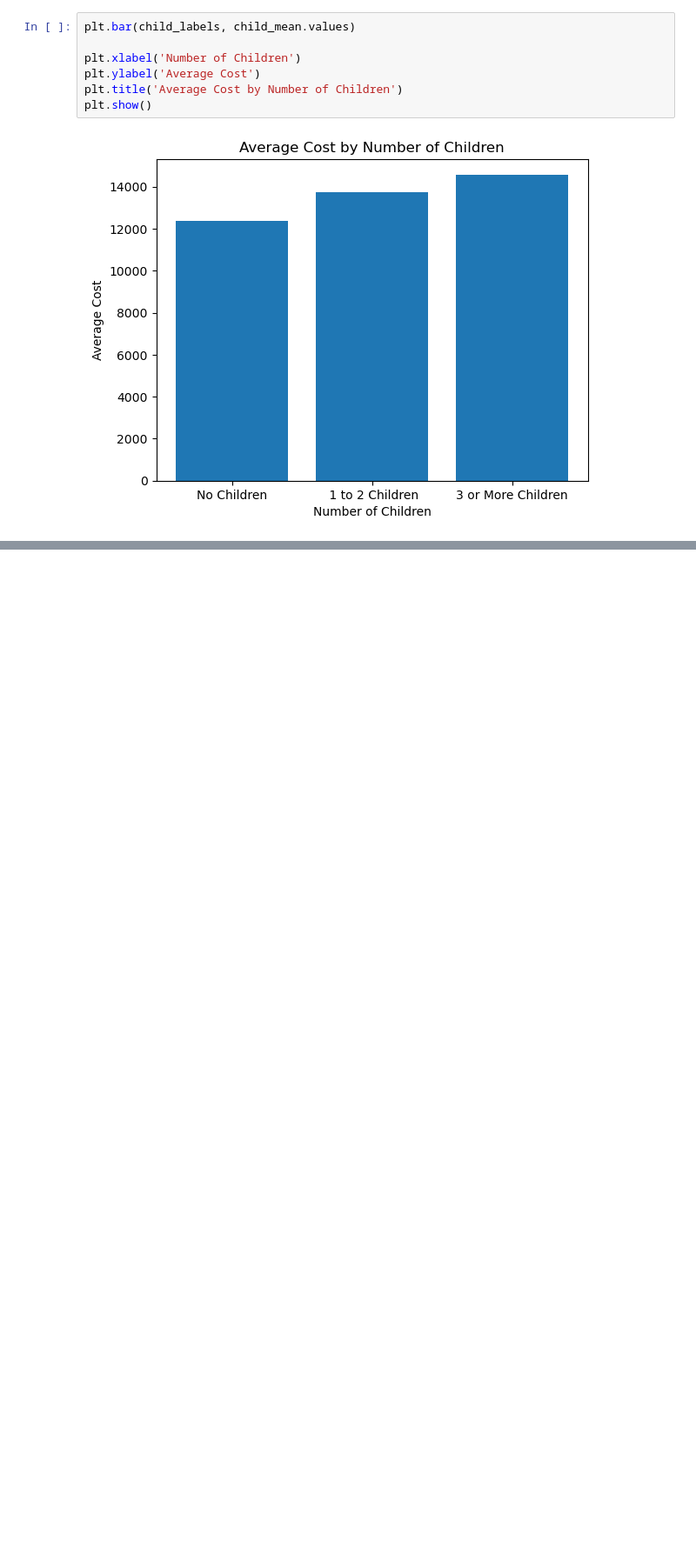
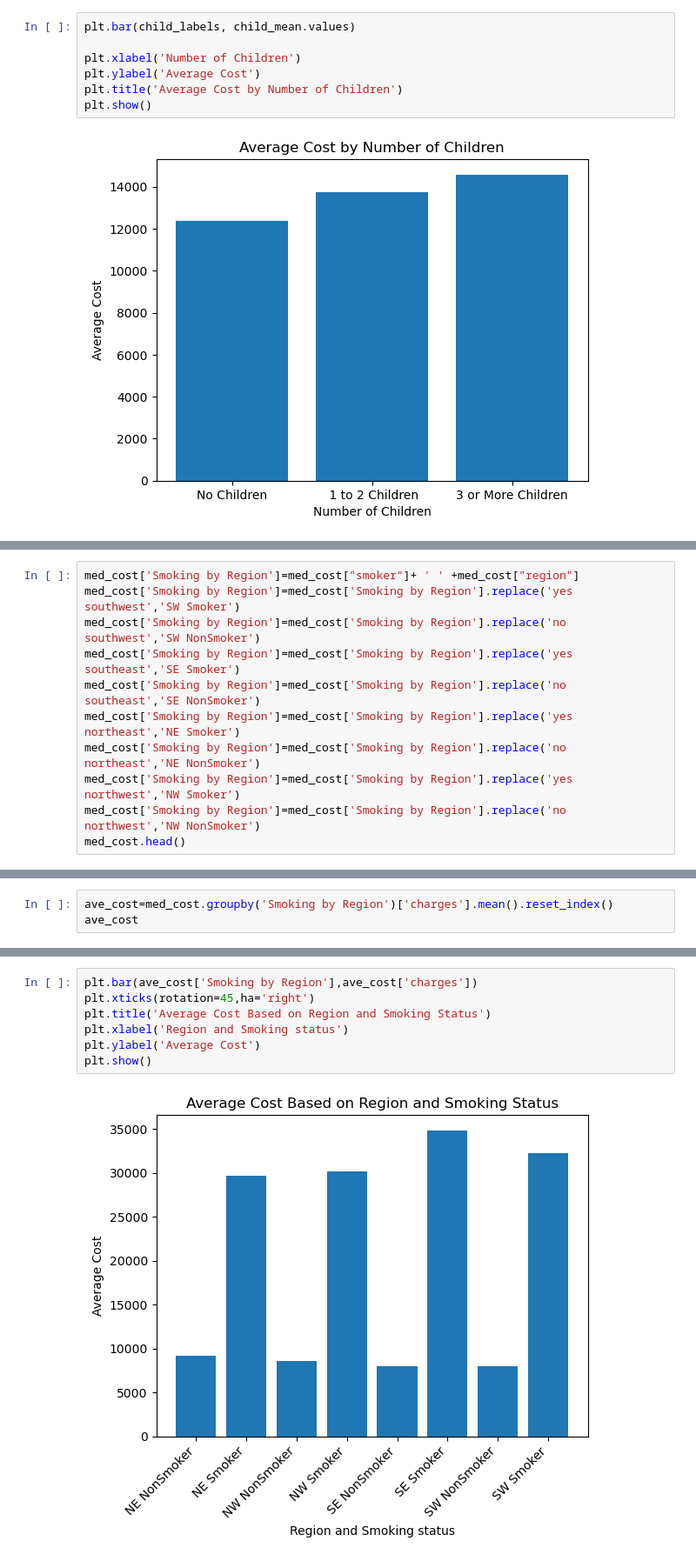
Before and after one commit to jaimelangenfeld/project1, a Jupyter notebook: sex_age.ipynb, the cells around one changed output, grey strips where cells are left out. Shown at 87% size. Drawn from its saved outputs; the diff is of its cells as text; blank space fills up the shorter version.

```diff
--- a/sex_age.ipynb
+++ b/sex_age.ipynb
@@ -268,0 +314,11 @@ plt.show()
+# %%
+med_cost['Smoking by Region']=med_cost["smoker"]+ ' ' +med_cost["region"]
+med_cost['Smoking by Region']=med_cost['Smoking by Region'].replace('yes southwest','SW Smoker')
+med_cost['Smoking by Region']=med_cost['Smoking by Region'].replace('no southwest','SW NonSmoker')
+med_cost['Smoking by Region']=med_cost['Smoking by Region'].replace('yes southeast','SE Smoker')
+med_cost['Smoking by Region']=med_cost['Smoking by Region'].replace('no southeast','SE NonSmoker')
+med_cost['Smoking by Region']=med_cost['Smoking by Region'].replace('yes northeast','NE Smoker')
+med_cost['Smoking by Region']=med_cost['Smoking by Region'].replace('no northeast','NE NonSmoker')
+med_cost['Smoking by Region']=med_cost['Smoking by Region'].replace('yes northwest','NW Smoker')
+med_cost['Smoking by Region']=med_cost['Smoking by Region'].replace('no northwest','NW NonSmoker')
+med_cost.head()
@@ -268,0 +332,3 @@ plt.show()
+# %%
+ave_cost=med_cost.groupby('Smoking by Region')['charges'].mean().reset_index()
+ave_cost
@@ -268,0 +345,9 @@ plt.show()
+# %%
+plt.bar(ave_cost['Smoking by Region'],ave_cost['charges'])
+plt.xticks(rotation=45,ha='right')
+plt.title('Average Cost Based on Region and Smoking Status')
+plt.xlabel('Region and Smoking status')
+plt.ylabel('Average Cost')
+plt.show()
+# %% [output]
+[figure, added]
```
Also changed, not shown: parts of 8 cells of this notebook, 1 other file.
